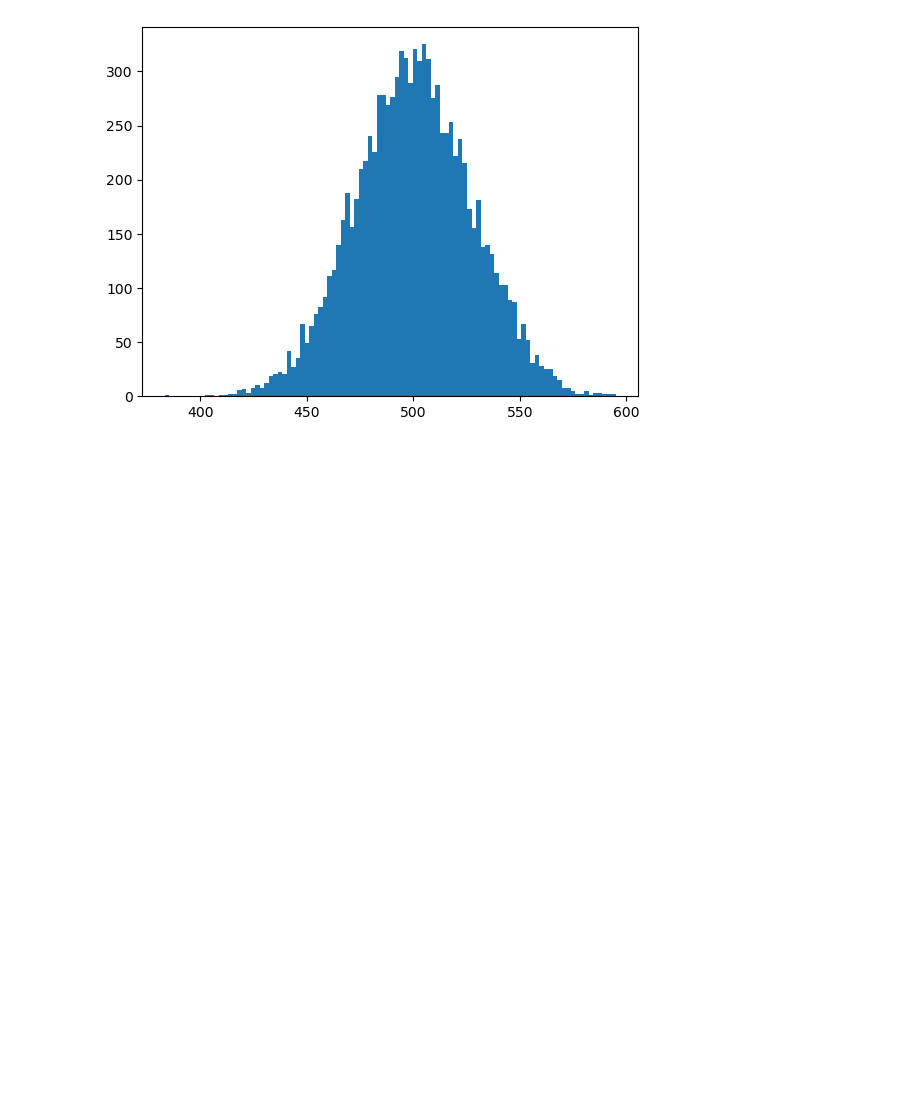
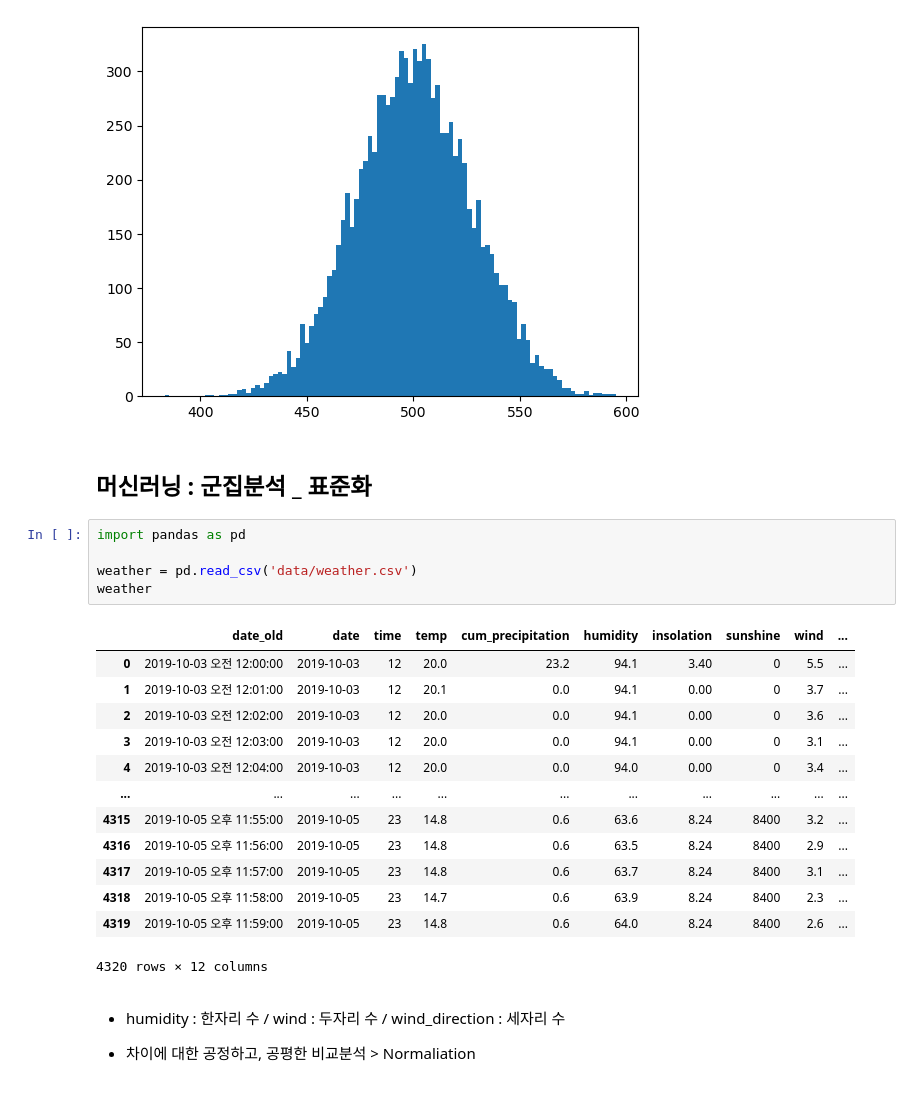
Before and after one commit to Yerial1125/e_learning1, a Jupyter notebook: 연습장.ipynb, the cells around one changed output. Drawn from its saved outputs; the diff is of its cells as text; blank space fills up the shorter version.

```diff
--- a/연습장.ipynb
+++ b/연습장.ipynb
@@ -339,3 +339,28 @@ plt.hist(avg_values, bins=100)
 plt.show()
 # %% [output]
 [figure]
+# %% [markdown]
+## 머신러닝 : 군집분석 _ 표준화
+# %%
+import pandas as pd
+
+weather = pd.read_csv('data/weather.csv')
+weather
+# %% [output]
+|  | date_old | date | time | temp | cum_precipitation | humidity | insolation | sunshine | wind | ... |
+| 0 | 2019-10-03 오전 12:00:00 | 2019-10-03 | 12 | 20.0 | 23.2 | 94.1 | 3.40 | 0 | 5.5 | ... |
+| 1 | 2019-10-03 오전 12:01:00 | 2019-10-03 | 12 | 20.1 | 0.0 | 94.1 | 0.00 | 0 | 3.7 | ... |
+| 2 | 2019-10-03 오전 12:02:00 | 2019-10-03 | 12 | 20.0 | 0.0 | 94.1 | 0.00 | 0 | 3.6 | ... |
+| 3 | 2019-10-03 오전 12:03:00 | 2019-10-03 | 12 | 20.0 | 0.0 | 94.1 | 0.00 | 0 | 3.1 | ... |
+| 4 | 2019-10-03 오전 12:04:00 | 2019-10-03 | 12 | 20.0 | 0.0 | 94.0 | 0.00 | 0 | 3.4 | ... |
+| ... | ... | ... | ... | ... | ... | ... | ... | ... | ... | ... |
+| 4315 | 2019-10-05 오후 11:55:00 | 2019-10-05 | 23 | 14.8 | 0.6 | 63.6 | 8.24 | 8400 | 3.2 | ... |
+| 4316 | 2019-10-05 오후 11:56:00 | 2019-10-05 | 23 | 14.8 | 0.6 | 63.5 | 8.24 | 8400 | 2.9 | ... |
+| 4317 | 2019-10-05 오후 11:57:00 | 2019-10-05 | 23 | 14.8 | 0.6 | 63.7 | 8.24 | 8400 | 3.1 | ... |
+| 4318 | 2019-10-05 오후 11:58:00 | 2019-10-05 | 23 | 14.7 | 0.6 | 63.9 | 8.24 | 8400 | 2.3 | ... |
+| 4319 | 2019-10-05 오후 11:59:00 | 2019-10-05 | 23 | 14.8 | 0.6 | 64.0 | 8.24 | 8400 | 2.6 | ... |
+4320 rows × 12 columns
+# %% [markdown]
+- humidity : 한자리 수 / wind : 두자리 수 / wind_direction : 세자리 수
+
+- 차이에 대한 공정하고, 공평한 비교분석 > Normaliation
```
Also changed, not shown: parts of 1 cell of this notebook, 1 other file.
